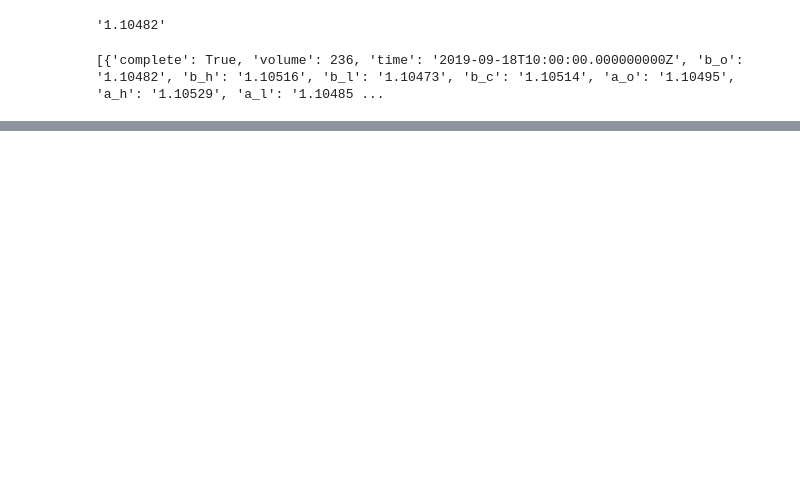
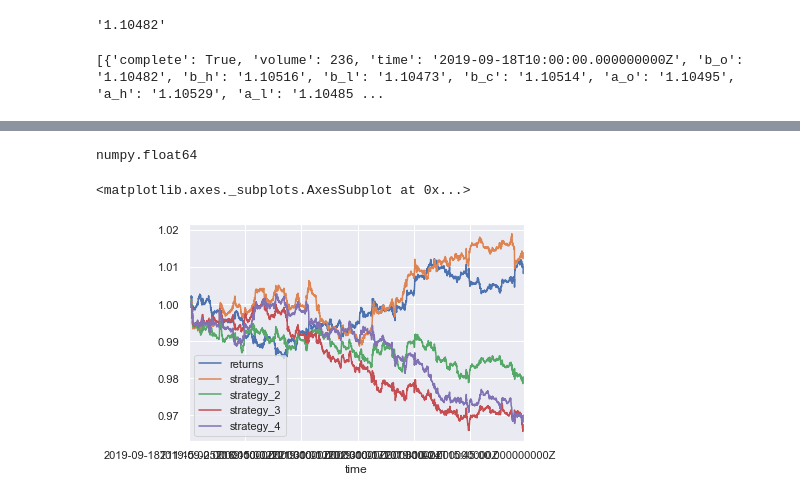
Before and after one commit to vcucu/RL_realtime_forextrader, a Jupyter notebook: Data processing & momentum strategy.ipynb, the cells around one changed output, grey strips where cells are left out. Drawn from its saved outputs; the diff is of its cells as text; code cells hidden in the pictures; blank space fills up the shorter version.

Commit message:
momentum strategy

```diff
--- a/Quantitative.ipynb
+++ b/Data processing & momentum strategy.ipynb
@@ -52,3 +46,32 @@ df.head()
 | 2019-09-18T10:30:00.000000000Z | 1.10468 | 1.10484 | 1.10450 | 1.10474 | 1.10457 | 1.10472 | 1.10438 | 1.10463 | True | 211 |
 | 2019-09-18T10:45:00.000000000Z | 1.10445 | 1.10473 | 1.10437 | 1.10466 | 1.10433 | 1.10461 | 1.10425 | 1.10454 | True | 155 |
 | 2019-09-18T11:00:00.000000000Z | 1.10428 | 1.10458 | 1.10418 | 1.10442 | 1.10416 | 1.10445 | 1.10406 | 1.10431 | True | 158 |
+# %%
+df = df.astype('float')
+type(df["a_c"][0])
+# %% [output]
+numpy.float64
+# %%
+df['returns'] = np.log(df['a_c'] / df['a_c'].shift(1))
+# %%
+cols = []  # 13
+
+for momentum in [1, 2, 3, 4]:  # 14
+    col = 'position_%s' % momentum  # 15
+    df[col] = np.sign(df['returns'].rolling(momentum).mean())  # 16
+    cols.append(col)  # 17
+
+%matplotlib inline
+import seaborn as sns; sns.set()  # 18
+
+strats = ['returns']  # 19
+
+for col in cols:  # 20
+    strat = 'strategy_%s' % col.split('_')[1]  # 21
+    df[strat] = df[col].shift(1) * df['returns']  # 22
+    strats.append(strat)  # 23
+
+df[strats].dropna().cumsum().apply(np.exp).plot()  # 24
+# %% [output]
+<matplotlib.axes._subplots.AxesSubplot at 0x...>
+[figure, added]
```
Also changed, not shown: parts of 3 cells of this notebook, 5 other files.
